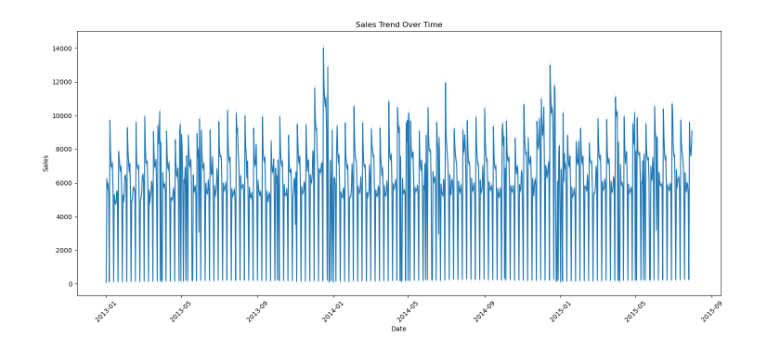
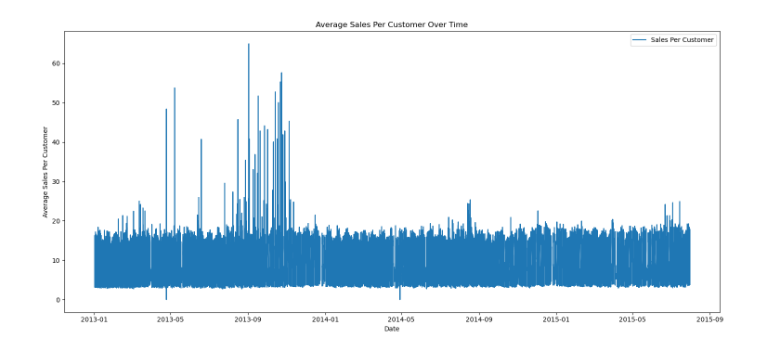
Before and after one commit to haftomlegese/rossmann_sales_analysis, a Jupyter notebook: notebooks/rossmann_sales_analysis.ipynb, the cells around one changed output. Saved outputs shown, nothing was run; the diff lists cells and outputs as text; code cells hidden in the pictures.

```diff
--- a/notebooks/rossmann_sales_analysis.ipynb
+++ b/notebooks/rossmann_sales_analysis.ipynb
@@ -141,0 +239,3 @@ plt.show()
+# %%
+train_cleaned = pd.read_csv('../outputs/train_cleaned.csv', low_memory=False)
+train_cleaned['Date'] = pd.to_datetime(train_cleaned['Date'])
@@ -270,18 +269,15 @@ logger.info("EDA complete and cleaned datasets saved.")
 # %%
-# Load the cleaned data
-train_cleaned = pd.read_csv('../outputs/train_cleaned.csv')
+def plot_sales_per_customer(data):
+    data['SalesPerCustomer'] = data['Sales'] / data['Customers']
+    plt.figure(figsize=(15, 7))
+    plt.plot(data['Date'], data['SalesPerCustomer'], label='Sales Per Customer')
+    plt.title('Average Sales Per Customer Over Time')
+    plt.xlabel('Date')
+    plt.ylabel('Average Sales Per Customer')
+    plt.legend()
+    plt.tight_layout()
+    plt.show()
 
-# Convert the Date column to datetime
-train_cleaned['Date'] = pd.to_datetime(train_cleaned['Date'])
-
-# Plotting the sales trend over time
-plt.figure(figsize=(15, 7))
-sns.lineplot(data=train_cleaned, x='Date', y='Sales')
-plt.title('Sales Trend Over Time')
-plt.xlabel('Date')
-plt.ylabel('Sales')
-plt.xticks(rotation=45)
-plt.tight_layout()
-plt.show()
+plot_sales_per_customer(train_cleaned)
 # %% [output]
-[figure, old version]
+[figure, new version]
```
Also changed, not shown: parts of 27 cells of this notebook, 2 other files.
